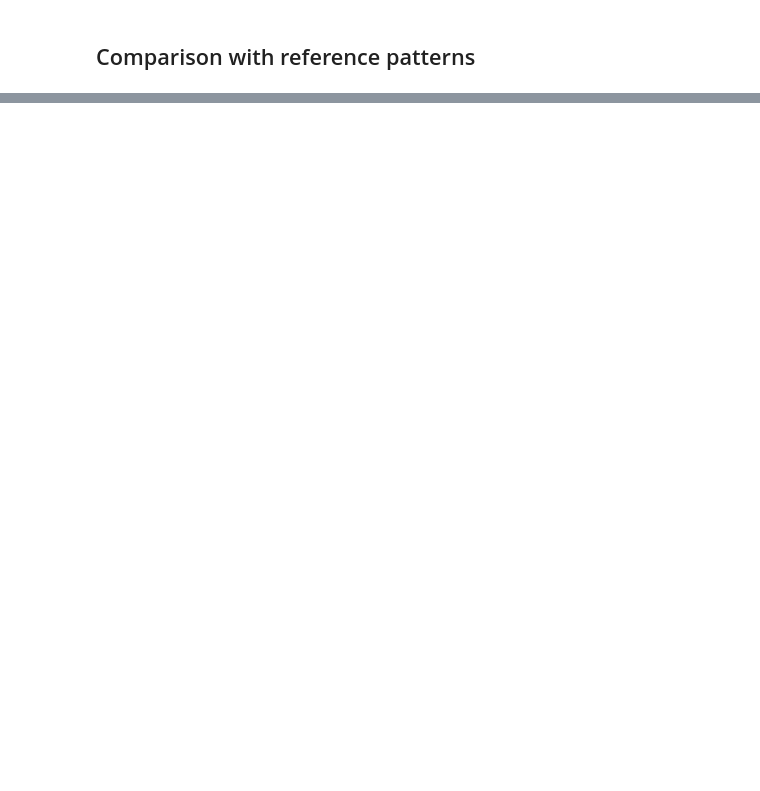
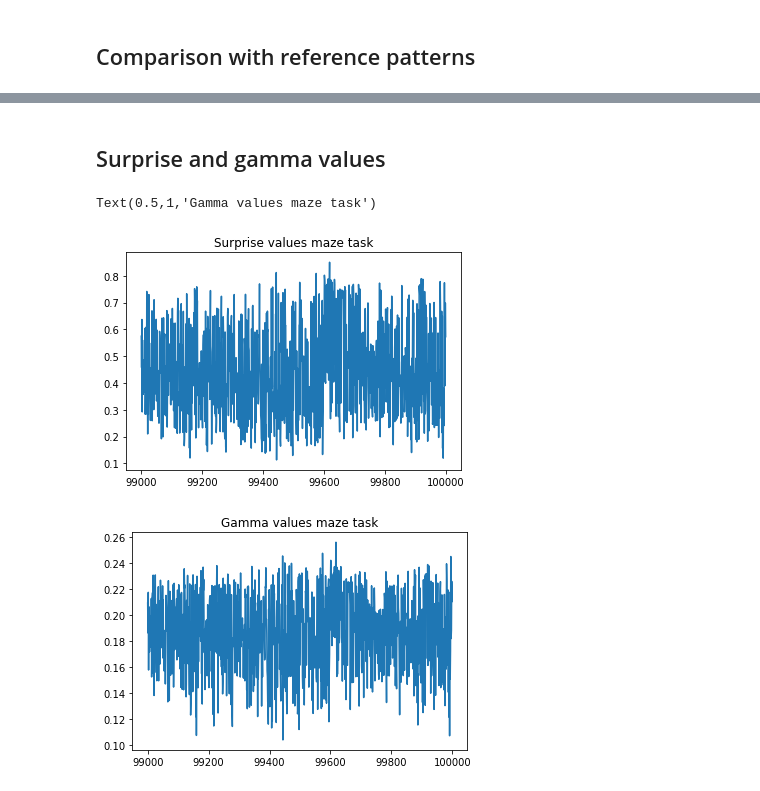
Before and after one commit to fedeflo2/Semester, a Jupyter notebook: Maze Exploration Task.ipynb, the cells around one changed output, grey strips where cells are left out. Drawn from its saved outputs; the diff is of its cells as text; code cells hidden in the pictures; blank space fills up the shorter version.

Commit message:
basic results maze

```diff
--- a/Maze Exploration Task.ipynb
+++ b/Maze Exploration Task.ipynb
@@ -137,2 +141,16 @@ plt.show()
 [figure]
 [figure]
+# %% [markdown]
+## Surprise and gamma values
+# %%
+plt.figure()
+plt.plot(range(N-1000,N),surprise_values[-1000:])
+plt.title("Surprise values maze task")
+
+plt.figure()
+plt.plot(range(N-1000,N),gamma_values[-1000:])
+plt.title("Gamma values maze task")
+# %% [output]
+Text(0.5,1,'Gamma values maze task')
+[figure, added]
+[figure, added]
```
Also changed, not shown: parts of 5 cells of this notebook.
